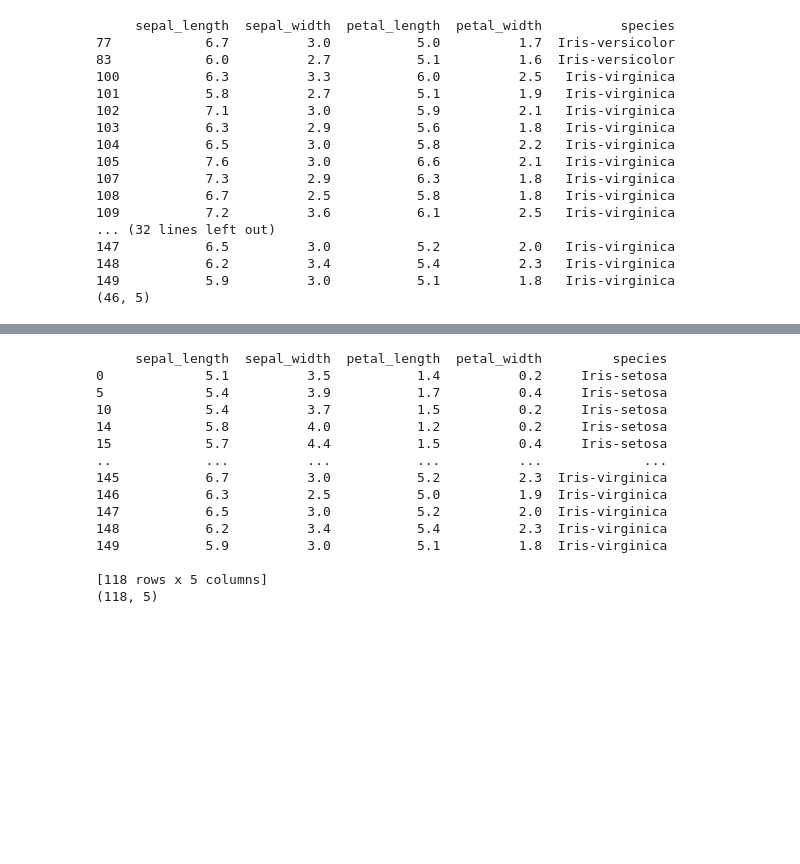
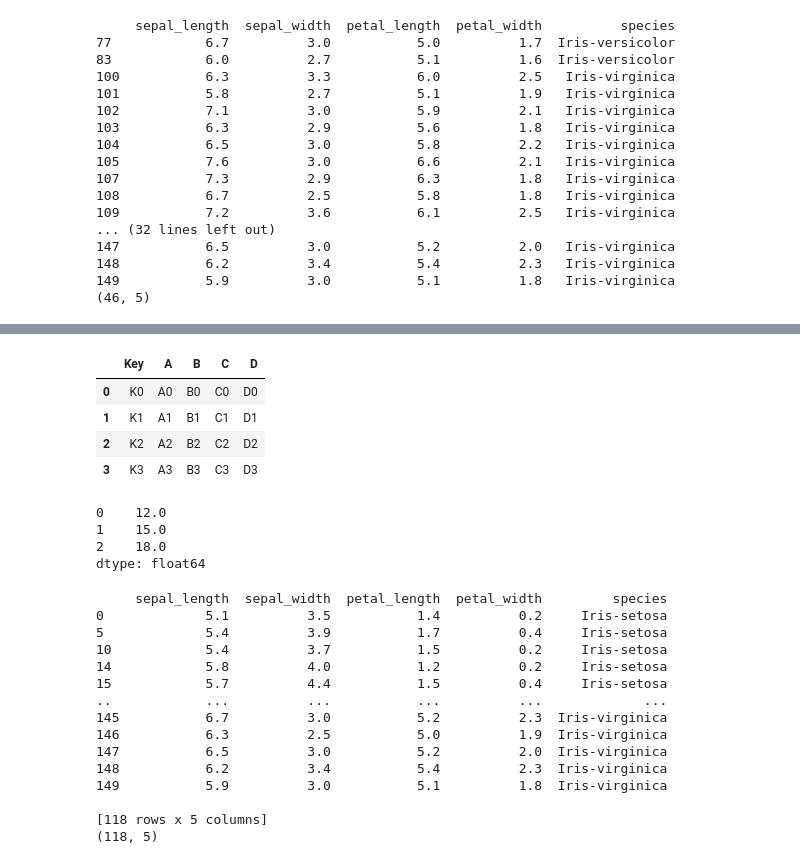
Before and after one commit to AyeshaAreej/Machine-Learning-Python-, a Jupyter notebook: PandasPractice.ipynb, the cells around one changed output, grey strips where cells are left out. Saved outputs shown, nothing was run; the diff lists cells and outputs as text; code cells hidden in the pictures; blank space fills up the shorter version.

```diff
--- a/PandasPractice.ipynb
+++ b/PandasPractice.ipynb
@@ -131,3 +193,32 @@ print(data_filtered.shape)
+# %%
+# Merging the dataframes
+left = pd.DataFrame({'Key': ['K0', 'K1', 'K2', 'K3'], 'A': ['A0', 'A1', 'A2', 'A3'],'B': ['B0', 'B1', 'B2', 'B3']})
+right = pd.DataFrame({'Key': ['K0', 'K1', 'K2', 'K3'], 'C': ['C0', 'C1', 'C2', 'C3'],'D': ['D0', 'D1', 'D2', 'D3']})
+pd.merge(left, right, how ='inner', on ='Key')
+# %% [output]
+|  | Key | A | B | C | D |
+| 0 | K0 | A0 | B0 | C0 | D0 |
+| 1 | K1 | A1 | B1 | C1 | D1 |
+| 2 | K2 | A2 | B2 | C2 | D2 |
+| 3 | K3 | A3 | B3 | C3 | D3 |
+# %%
+import numpy as np
+#Agreggate Data:Dataframe.aggregate() function is used to apply some aggregation across one or more column.
+df = pd.DataFrame({'A':[1, 2, 3],'B':[4, 5, 6],'C':[7, 8, 9],'D': [np.nan, np.nan, np.nan]})
+
+#Aggregate these functions over the rows.
+df.agg(['sum', 'min'])
+
+#Different aggregations per column
+df.agg({'A' : ['sum', 'min'], 'B' : ['min', 'max']})
+
+#Aggregate over the columns.
+df.agg("sum", axis="columns")
+# %% [output]
+0    12.0
+1    15.0
+2    18.0
+dtype: float64
 # %%
 #A data frames columns can be queried with a boolean expression.
 #Every frame has the module query() as one of its objectsmembers.
```
Also changed, not shown: parts of 8 cells of this notebook.
